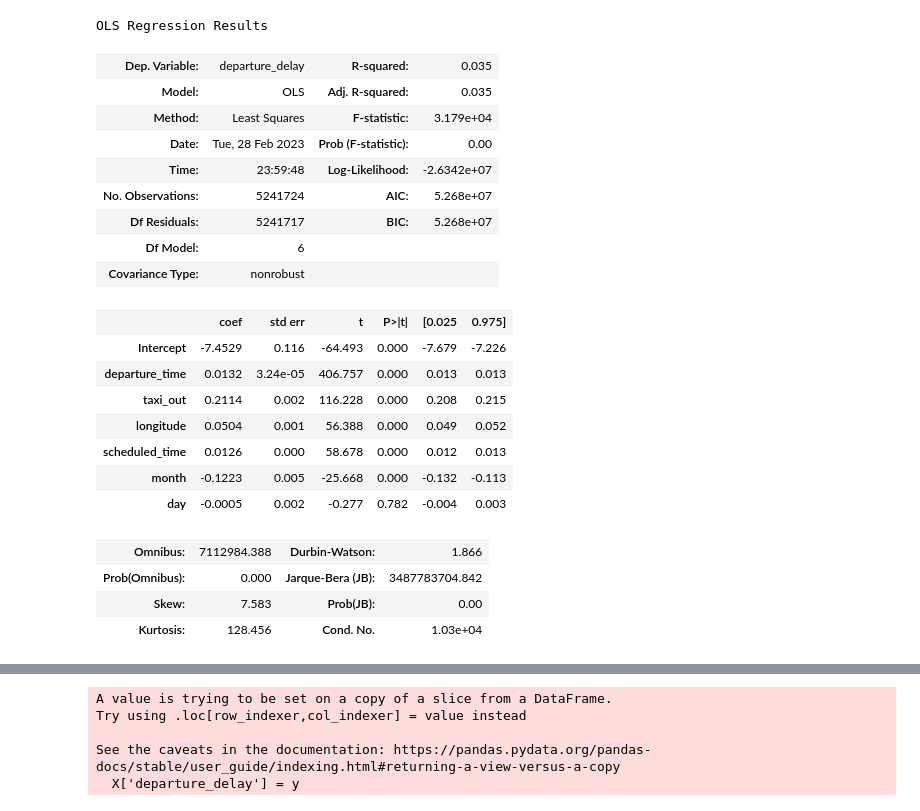
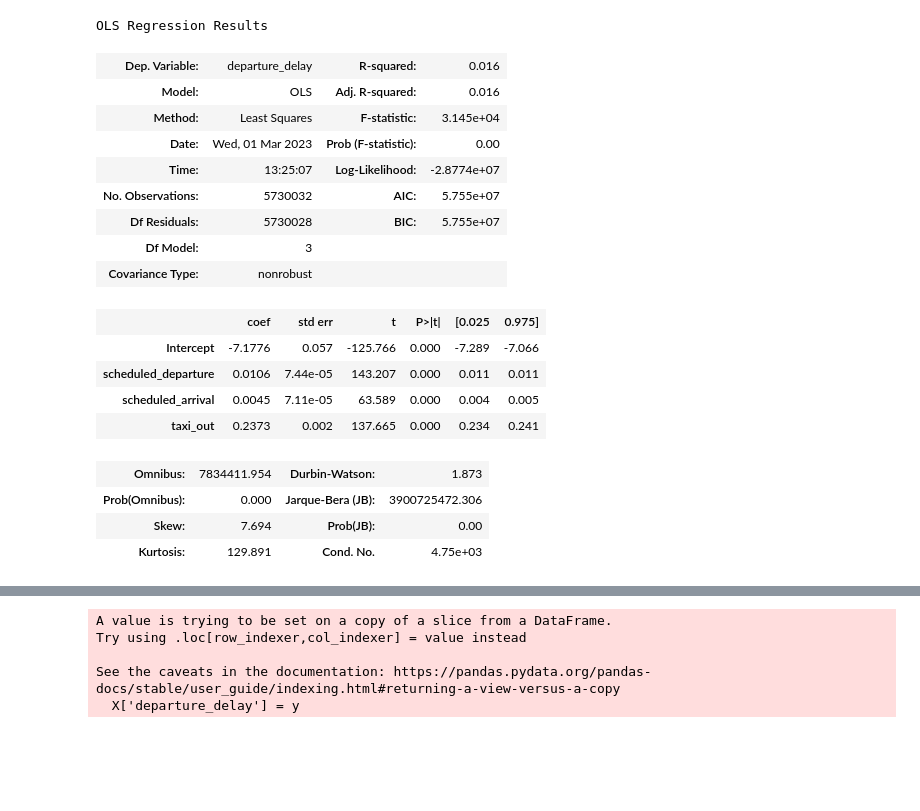
Before and after one commit to bencaterine/ding-ding-ding, a Jupyter notebook: subset-selection.ipynb, the cells around one changed output, grey strips where cells are left out. Saved outputs shown, nothing was run; the diff lists cells and outputs as text; code cells hidden in the pictures; blank space fills up the shorter version.

Commit message:
added data cleaning and tuned subset selection

```diff
--- a/subset-selection.ipynb
+++ b/subset-selection.ipynb
@@ -94,6 +18,20 @@ dtype: object
 # %%
-X = flights[flights.columns.difference([
-    'departure_delay', # response variable
+import pandas as pd
+from datetime import datetime
+airports = pd.read_csv('airports.csv')
+airports.columns = airports.columns.str.lower()
+airports.head()
+flights = pd.read_csv('flights.csv')
+flights.columns = flights.columns.str.lower()
+
+flights = flights.merge(right=airports, how='left', left_on='origin_airport', right_on='iata_code')
+flights.rename(columns={'latitude': 'origin_latitude', 'longitude': 'origin_longitude'}, inplace=True)
+
+flights = flights.merge(right=airports,
+                        how='left', left_on='destination_airport', right_on='iata_code',
+                        suffixes=('_origin', '_destination'))
+flights.head()
+flights_clean = flights[flights.columns.difference([
     'year', # all are 2015
     'flight_number', # irrelevant
     'tail_number', # irrelevant
@@ -102,17 +40,32 @@ X = flights[flights.columns.difference([
     'elapsed_time', # co: scheduled_time + departure_delay
     'air_time', # co: elapsed_time - taxi_out - taxi_in
     'wheels_on', # co: arrival_time - taxi_in
-    # leave in arrival_time because of time changes
+    'arrival_time', # co: scheduled_arrival
+    # leave in scheduled_arrival because of time change
     'arrival_delay', # co: departure_delay
     'diverted', # occurs after delay, can't be used to predict delay time
-    'cancelled', # occurs after delay,
+    'cancelled', # occurs after delay
     'cancellation_reason',
     'air_system_delay',
     'security_delay',
     'airline_delay',
     'late_aircraft_delay',
     'weather_delay',
-    'iata_code', # same as origin_airport
-    'airport', # airport already described in origin_airport
-    'country' # all are USA
+    'iata_code_origin', 'iata_code_destination', # same as origin_airport
+    'airport_origin', 'airport_destination', # airport already described in origin_airport
+    'country_origin', 'country_destination' # all are USA
 ])]
+def time_to_minutes(n):
+    # converts from HHMM time (written as number)
+    # to number of minutes elapsed since midnight
+    return (n // 100) * 60 + (n % 100)
+flights_clean.scheduled_departure = flights_clean.scheduled_departure.apply(time_to_minutes)
+flights_clean.scheduled_arrival = flights_clean.scheduled_arrival.apply(time_to_minutes)
+def day_counter(row):
+    # convert from month and day to nth day of year (i.e. feb 1 -> 32)
+    return (datetime(year=2015, month=row.month, day=row.day) - datetime(year=2014, month=12, day=31)).days
+flights_clean['day_of_year'] = flights_clean.apply(day_counter, axis=1)
+flights_clean.head()
+flights_clean.loc[0]
+flights_clean.dtypes
+flights_clean.to_csv('flights_clean.csv', index=False)
@@ -159,28 +118,25 @@ dtype: float64
 # %%
-model = smf.ols(formula='departure_delay ~ departure_time + taxi_out + longitude + scheduled_time + month + day', data=flights).fit()
+model = smf.ols(formula='departure_delay ~ scheduled_departure + scheduled_arrival + taxi_out', data=flights_clean).fit()
 model.summary()
 # %% [output]
 OLS Regression Results
-| Dep. Variable: | departure_delay | R-squared: | 0.035 |
-| Model: | OLS | Adj. R-squared: | 0.035 |
-| Method: | Least Squares | F-statistic: | 3.179e+04 |
-| Date: | Tue, 28 Feb 2023 | Prob (F-statistic): | 0.00 |
-| Time: | 23:59:48 | Log-Likelihood: | -2.6342e+07 |
-| No. Observations: | 5241724 | AIC: | 5.268e+07 |
-| Df Residuals: | 5241717 | BIC: | 5.268e+07 |
-| Df Model: | 6 |  |  |
+| Dep. Variable: | departure_delay | R-squared: | 0.016 |
+| Model: | OLS | Adj. R-squared: | 0.016 |
+| Method: | Least Squares | F-statistic: | 3.145e+04 |
+| Date: | Wed, 01 Mar 2023 | Prob (F-statistic): | 0.00 |
+| Time: | 13:25:07 | Log-Likelihood: | -2.8774e+07 |
+| No. Observations: | 5730032 | AIC: | 5.755e+07 |
+| Df Residuals: | 5730028 | BIC: | 5.755e+07 |
+| Df Model: | 3 |  |  |
 | Covariance Type: | nonrobust |  |  |
 |  | coef | std err | t | P>|t| | [0.025 | 0.975] |
-| Intercept | -7.4529 | 0.116 | -64.493 | 0.000 | -7.679 | -7.226 |
-| departure_time | 0.0132 | 3.24e-05 | 406.757 | 0.000 | 0.013 | 0.013 |
-| taxi_out | 0.2114 | 0.002 | 116.228 | 0.000 | 0.208 | 0.215 |
-| longitude | 0.0504 | 0.001 | 56.388 | 0.000 | 0.049 | 0.052 |
-| scheduled_time | 0.0126 | 0.000 | 58.678 | 0.000 | 0.012 | 0.013 |
-| month | -0.1223 | 0.005 | -25.668 | 0.000 | -0.132 | -0.113 |
-| day | -0.0005 | 0.002 | -0.277 | 0.782 | -0.004 | 0.003 |
+| Intercept | -7.1776 | 0.057 | -125.766 | 0.000 | -7.289 | -7.066 |
+| scheduled_departure | 0.0106 | 7.44e-05 | 143.207 | 0.000 | 0.011 | 0.011 |
+| scheduled_arrival | 0.0045 | 7.11e-05 | 63.589 | 0.000 | 0.004 | 0.005 |
+| taxi_out | 0.2373 | 0.002 | 137.665 | 0.000 | 0.234 | 0.241 |
-| Omnibus: | 7112984.388 | Durbin-Watson: | 1.866 |
-| Prob(Omnibus): | 0.000 | Jarque-Bera (JB): | 3487783704.842 |
-| Skew: | 7.583 | Prob(JB): | 0.00 |
-| Kurtosis: | 128.456 | Cond. No. | 1.03e+04 |
+| Omnibus: | 7834411.954 | Durbin-Watson: | 1.873 |
+| Prob(Omnibus): | 0.000 | Jarque-Bera (JB): | 3900725472.306 |
+| Skew: | 7.694 | Prob(JB): | 0.00 |
+| Kurtosis: | 129.891 | Cond. No. | 4.75e+03 |
 Notes:
 [1] Standard Errors assume that the covariance matrix of the errors is correctly specified.
```
Also changed, not shown: parts of 18 cells of this notebook.
